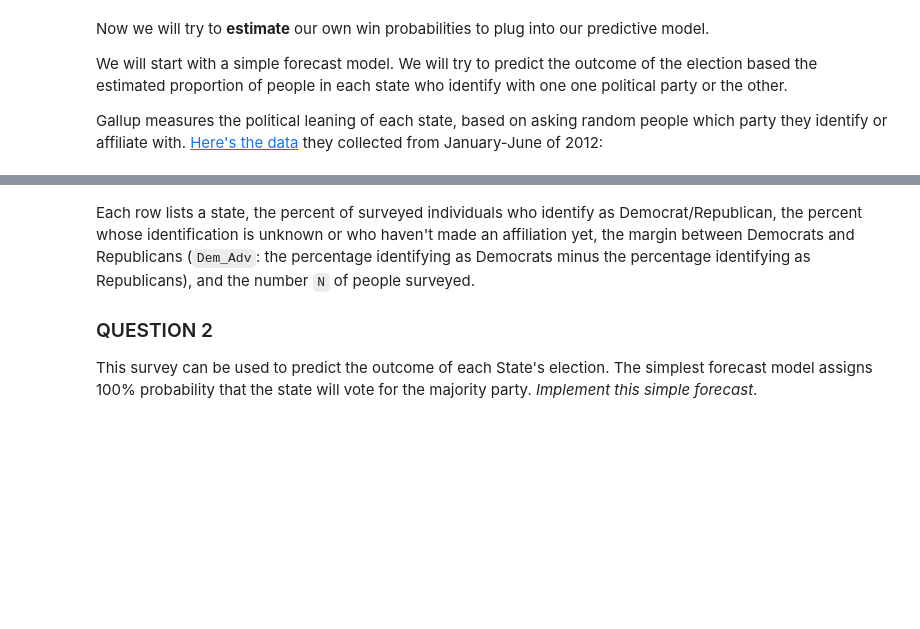
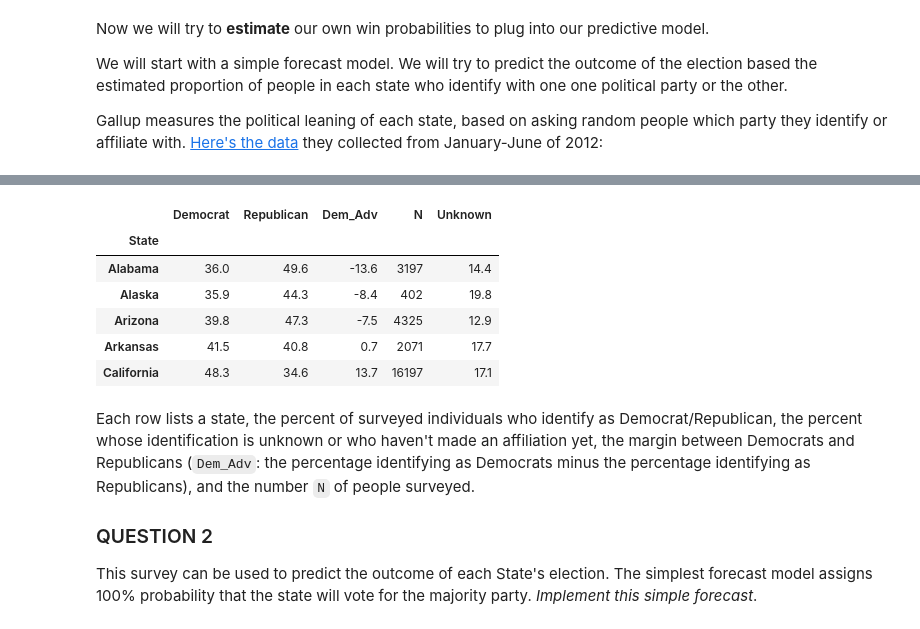
Before and after one commit to UjwalKandi/HalfDayHacking, a Jupyter notebook: distribute_elections.ipynb, the cells around one changed output, grey strips where cells are left out. Drawn from its saved outputs; the diff is of its cells as text; code cells hidden in the pictures; blank space fills up the shorter version.

```diff
--- a/distribute_elections.ipynb
+++ b/distribute_elections.ipynb
@@ -348,7 +370,15 @@ Gallup measures the political leaning of each state, based on asking random peop
 # %%
-gallup_2012=pd.read_csv("data/g12.csv").set_index('State')
+gallup_2012=pd.read_csv("g12.csv").set_index('State')
 gallup_2012["Unknown"] = 100 - gallup_2012.Democrat - gallup_2012.Republican
 gallup_2012.head()
+# %% [output]
+|  | Democrat | Republican | Dem_Adv | N | Unknown |
+| State |  |  |  |  |  |
+| Alabama | 36.0 | 49.6 | -13.6 | 3197 | 14.4 |
+| Alaska | 35.9 | 44.3 | -8.4 | 402 | 19.8 |
+| Arizona | 39.8 | 47.3 | -7.5 | 4325 | 12.9 |
+| Arkansas | 41.5 | 40.8 | 0.7 | 2071 | 17.7 |
+| California | 48.3 | 34.6 | 13.7 | 16197 | 17.1 |
 # %% [markdown]
 Each row lists a state, the percent of surveyed individuals who identify as Democrat/Republican, the percent whose identification is unknown or who haven't made an affiliation yet, the margin between Democrats and Republicans (`Dem_Adv`: the percentage identifying as Democrats minus the percentage identifying as Republicans), and the number `N` of people surveyed.
 
```
Also changed, not shown: parts of 10 cells of this notebook.
